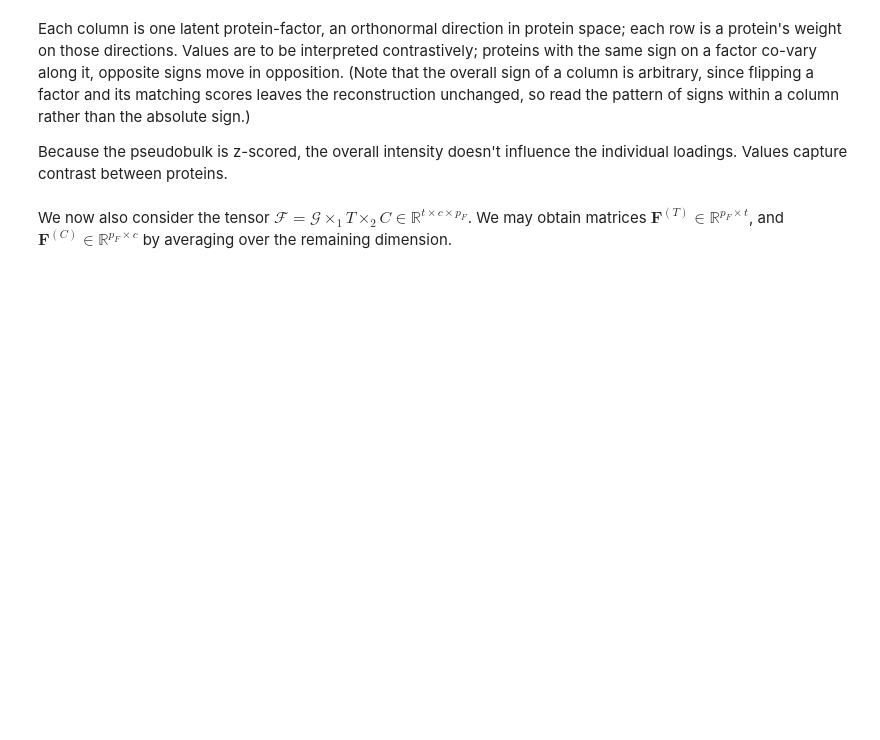
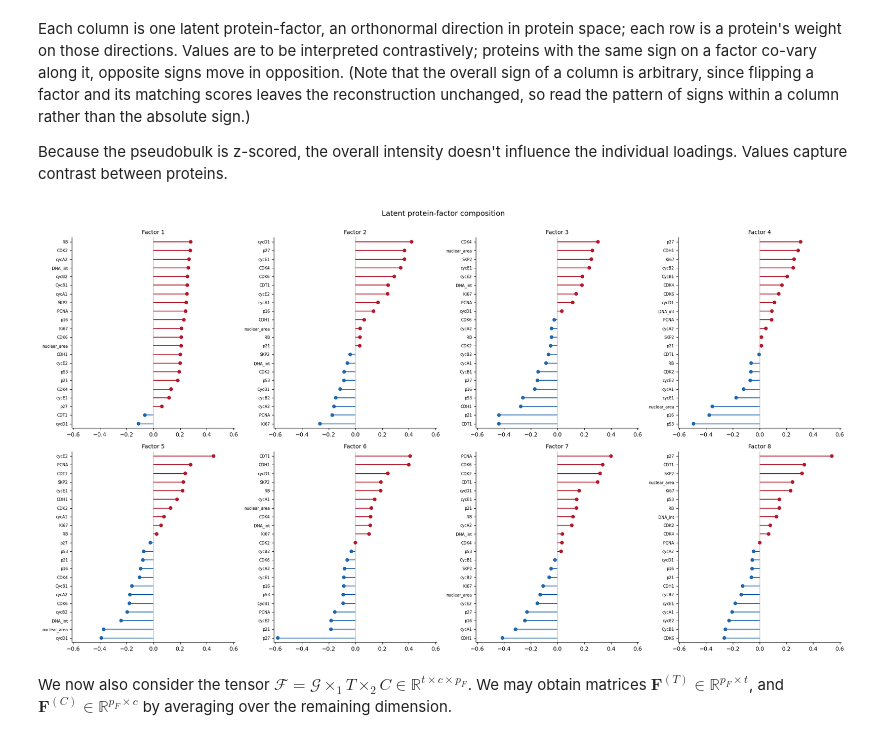
Before and after one commit to kaiwycik/tensors_and_cell_cycles, a Jupyter notebook: code/playground/playground_3.ipynb, the cells around one changed output. Saved outputs shown, nothing was run; the diff lists cells and outputs as text; code cells hidden in the pictures; blank space fills up the shorter version.

```diff
--- a/code/playground/playground_3.ipynb
+++ b/code/playground/playground_3.ipynb
@@ -414,6 +414,40 @@ matrix_heatmap(
 Each column is one latent protein-factor, an orthonormal direction in protein space; each row is a protein's weight on those directions. Values are to be interpreted contrastively; proteins with the same sign on a factor co-vary along it, opposite signs move in opposition. (Note that the overall sign of a column is arbitrary, since flipping a factor and its matching scores leaves the reconstruction unchanged, so read the pattern of signs within a column rather than the absolute sign.)
 
 Because the pseudobulk is z-scored, the overall intensity doesn't influence the individual loadings. Values capture contrast between proteins.
+# %%
+POS, NEG = "#b2182b", "#2166ac"
+
+n = protein_loadings.shape[1]
+vmax = np.abs(protein_loadings).max() or 1.0
+proteins = np.asarray(proteins)
+
+fig, axes = plt.subplots(2, 4, figsize=(20, 11))
+axes = axes.flatten()
+for k, ax in enumerate(axes):
+    if k >= n:
+        ax.axis("off")
+        continue
+    order = np.argsort(protein_loadings[:, k])  # negatives bottom, positives top
+    vals = protein_loadings[order, k]
+    y = np.arange(len(vals))
+    colors = np.where(vals >= 0, POS, NEG)
+
+    ax.hlines(y, 0, vals, color=colors, lw=1.5)
+    ax.scatter(vals, y, color=colors, s=30, zorder=3)
+
+    ax.set_yticks(y)
+    ax.set_yticklabels(proteins[order], fontsize=7)
+    ax.set_ylim(-0.5, len(vals) - 0.5)
+    ax.set_xlim(-1.05 * vmax, 1.05 * vmax)
+    ax.axvline(0, color="0.7", lw=0.8, zorder=0)
+    ax.set_title(f"Factor {k + 1}", fontsize=10)
+
+sns.despine(fig=fig)
+fig.suptitle(f"Latent protein-factor composition", y=1.0, fontsize=13)
+fig.tight_layout()
+plt.show()
+# %% [output]
+[figure, added]
 # %% [markdown]
 We now also consider the tensor $\mathcal{F} = \mathcal{G} \times_1 T \times_2 C \in \mathbb{R}^{t \times c \times p_F}$. We may obtain matrices $\mathbf{F}^{(T)} \in \mathbb{R}^{p_F \times t}$, and $\mathbf{F}^{(C)} \in \mathbb{R}^{p_F \times c}$ by averaging over the remaining dimension.
 # %%
```
Also changed, not shown: parts of 11 cells of this notebook.
